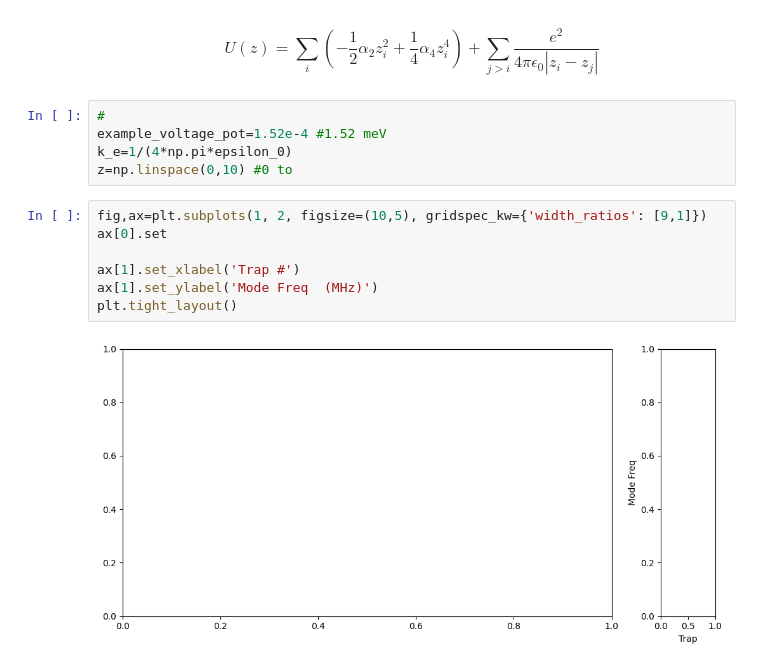
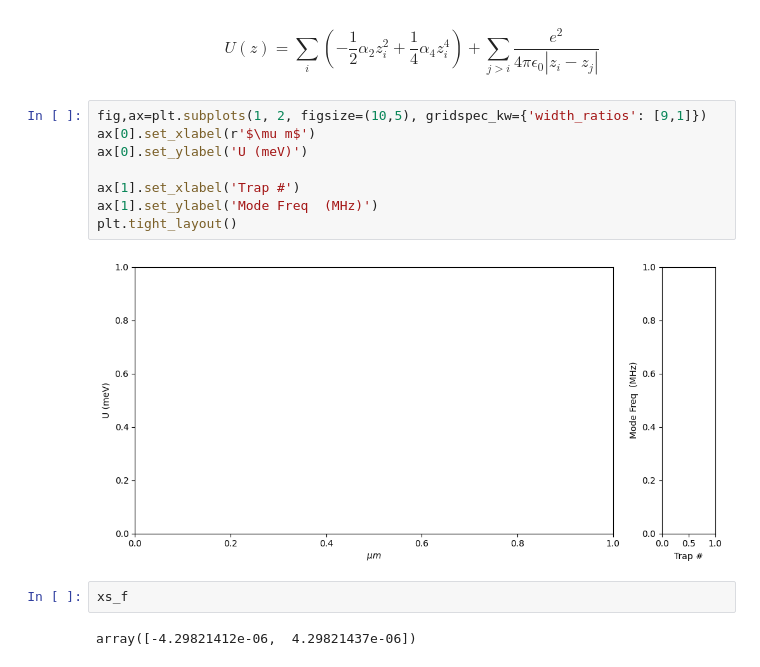
Before and after one commit to davisclarke/coupled_traps, a Jupyter notebook: single_ion_trap_sim.ipynb, the cells around one changed output. Drawn from its saved outputs; the diff is of its cells as text.

```diff
--- a/single_ion_trap_sim.ipynb
+++ b/single_ion_trap_sim.ipynb
@@ -5,17 +5,17 @@ import numpy as np
 from scipy.constants import epsilon_0
 # %% [markdown]
 $$U(z)=\sum_i \left(-\frac{1}{2}\alpha_2 z_i^2+\frac{1}{4}\alpha_4 z_i^4 \right)+\sum_{j>i}\frac{e^2}{4\pi\epsilon_0\left|z_i-z_j\right|}$$
-# %%
-#
-example_voltage_pot=1.52e-4 #1.52 meV
-k_e=1/(4*np.pi*epsilon_0)
-z=np.linspace(0,10) #0 to
 # %%
 fig,ax=plt.subplots(1, 2, figsize=(10,5), gridspec_kw={'width_ratios': [9,1]})
-ax[0].set
+ax[0].set_xlabel(r'$\mu m$')
+ax[0].set_ylabel('U (meV)')
 
 ax[1].set_xlabel('Trap #')
 ax[1].set_ylabel('Mode Freq  (MHz)')
 plt.tight_layout()
 # %% [output]
-[figure, old version]
+[figure, new version]
+# %%
+xs_f
+# %% [output]
+array([-4.29821412e-06,  4.29821437e-06])
```
Also changed, not shown: parts of 5 cells of this notebook.
